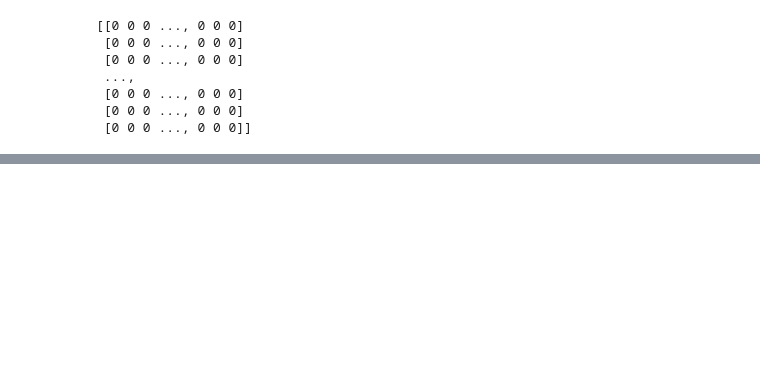
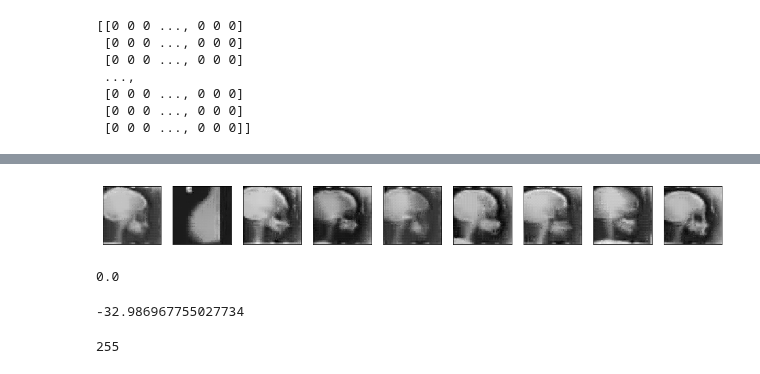
Before and after one commit to sandeepnmenon/Image-Denoising-with-Convolutional-Denoising-Autoencoders, a Jupyter notebook: mini-MIAS.ipynb, the cells around one changed output, grey strips where cells are left out. Saved outputs shown, nothing was run; the diff lists cells and outputs as text; code cells hidden in the pictures; blank space fills up the shorter version.

Commit message:
bm3d results

```diff
--- a/mini-MIAS.ipynb
+++ b/mini-MIAS.ipynb
@@ -326,4 +312,0 @@ img = noisy_test_images[0].reshape(64,64)
-# %%
-Basic_img = bm3d.BM3D_1st_step(img)
-# %%
-Final_img = bm3d.BM3D_2nd_step(Basic_img, img)
@@ -334,0 +313,14 @@ plt.show()
+# %%
+def bm3d_denoise(noisy_image):
+    noisy_image = noisy_image.reshape(noisy_image.shape[0],64,64)
+    noisy_image = noisy_image*255
+    denoised = []
+    for i in range(noisy_image.shape[0]):
+        Basic_img = bm3d.BM3D_1st_step(noisy_image[i])
+        Final_img = bm3d.BM3D_2nd_step(Basic_img, noisy_image[i])
+        denoised.append(Final_img)
+        print "Image " + str(i) + "denoised"
+    return denoised
+# %%
+print noisy_test_images.shape
+bm3d_out = bm3d_denoise(noisy_test_images[0:11])
@@ -334,0 +340,16 @@ plt.show()
+# %%
+display_images(bm3d_out,10)
+# %% [output]
+[figure, added]
+# %%
+get_psnr_result(bm3d_out,out[0:10])
+# %% [output]
+0.0
+# %%
+get_psnr(img,pred)
+# %% [output]
+-32.986967755027734
+# %%
+img.max()
+# %% [output]
+255
```
Also changed, not shown: parts of 10 cells of this notebook.
